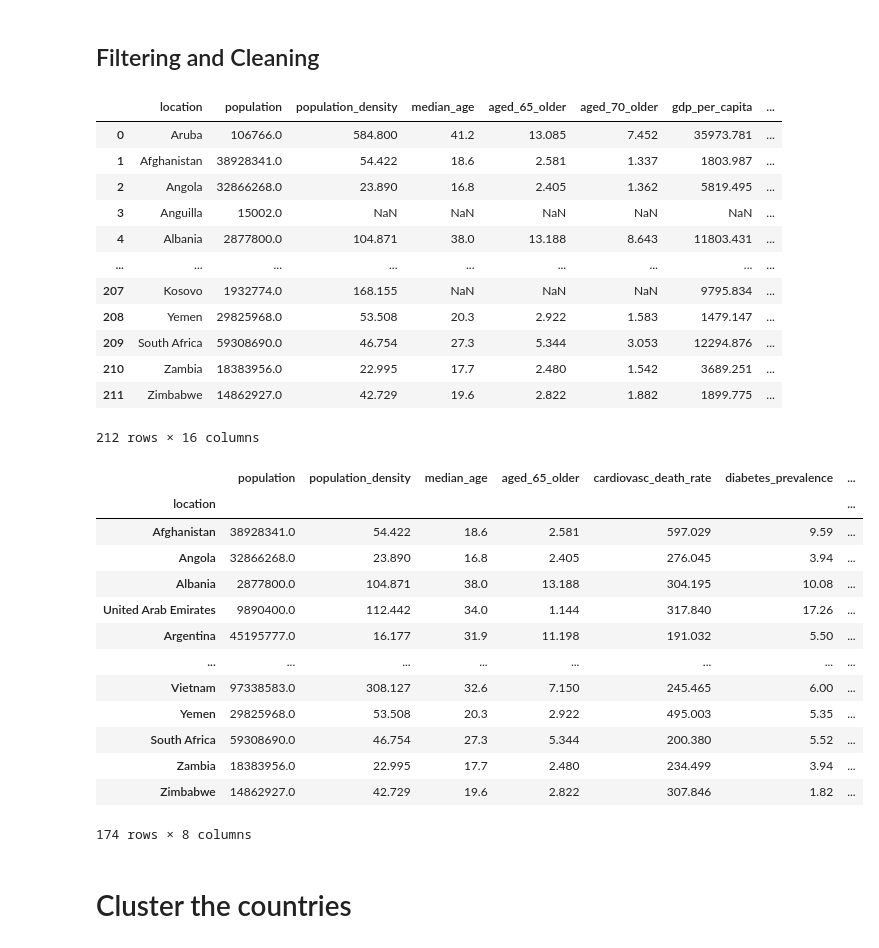
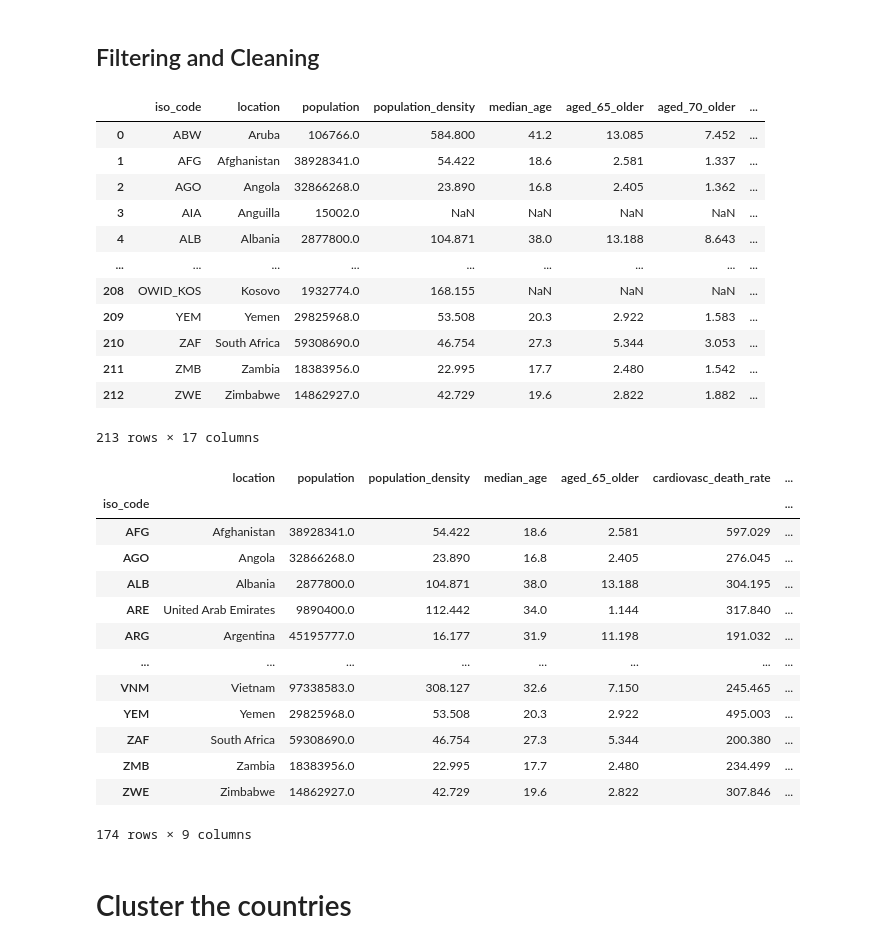
Before and after one commit to Jayanth24/COVID19CountryDiseasePredictor, a Jupyter notebook: covid_clustering.ipynb, the cells around one changed output. Drawn from its saved outputs; the diff is of its cells as text; code cells hidden in the pictures.

```diff
--- a/covid_clustering.ipynb
+++ b/covid_clustering.ipynb
@@ -29,7 +33,7 @@ dataset.head()
 ## Filtering and Cleaning
 # %%
 # Keep only relevant data
-relevant_columns = ['location', 'population', 'population_density', 'median_age', 'aged_65_older', 'aged_70_older', 'gdp_per_capita', 'extreme_poverty', 'cardiovasc_death_rate', 'diabetes_prevalence', 'female_smokers', 'male_smokers', 'handwashing_facilities', 'hospital_beds_per_thousand', 'life_expectancy', 'human_development_index']
+relevant_columns = ['iso_code', 'location', 'population', 'population_density', 'median_age', 'aged_65_older', 'aged_70_older', 'gdp_per_capita', 'extreme_poverty', 'cardiovasc_death_rate', 'diabetes_prevalence', 'female_smokers', 'male_smokers', 'handwashing_facilities', 'hospital_beds_per_thousand', 'life_expectancy', 'human_development_index']
 dataset = dataset[relevant_columns]
 
 # Neither China nor the USA has data for 'handwashing_facilities' - seems not too useful
@@ -47,43 +51,43 @@ drop_index = country_data[(country_data['location'] == 'World') | (country_data[
 country_data = country_data.drop(drop_index)
 country_data
 # %% [output]
-|  | location | population | population_density | median_age | aged_65_older | aged_70_older | gdp_per_capita | ... |
-| 0 | Aruba | 106766.0 | 584.800 | 41.2 | 13.085 | 7.452 | 35973.781 | ... |
-| 1 | Afghanistan | 38928341.0 | 54.422 | 18.6 | 2.581 | 1.337 | 1803.987 | ... |
-| 2 | Angola | 32866268.0 | 23.890 | 16.8 | 2.405 | 1.362 | 5819.495 | ... |
-| 3 | Anguilla | 15002.0 | NaN | NaN | NaN | NaN | NaN | ... |
-| 4 | Albania | 2877800.0 | 104.871 | 38.0 | 13.188 | 8.643 | 11803.431 | ... |
+|  | iso_code | location | population | population_density | median_age | aged_65_older | aged_70_older | ... |
+| 0 | ABW | Aruba | 106766.0 | 584.800 | 41.2 | 13.085 | 7.452 | ... |
+| 1 | AFG | Afghanistan | 38928341.0 | 54.422 | 18.6 | 2.581 | 1.337 | ... |
+| 2 | AGO | Angola | 32866268.0 | 23.890 | 16.8 | 2.405 | 1.362 | ... |
+| 3 | AIA | Anguilla | 15002.0 | NaN | NaN | NaN | NaN | ... |
+| 4 | ALB | Albania | 2877800.0 | 104.871 | 38.0 | 13.188 | 8.643 | ... |
 | ... | ... | ... | ... | ... | ... | ... | ... | ... |
-| 207 | Kosovo | 1932774.0 | 168.155 | NaN | NaN | NaN | 9795.834 | ... |
-| 208 | Yemen | 29825968.0 | 53.508 | 20.3 | 2.922 | 1.583 | 1479.147 | ... |
-| 209 | South Africa | 59308690.0 | 46.754 | 27.3 | 5.344 | 3.053 | 12294.876 | ... |
-| 210 | Zambia | 18383956.0 | 22.995 | 17.7 | 2.480 | 1.542 | 3689.251 | ... |
-| 211 | Zimbabwe | 14862927.0 | 42.729 | 19.6 | 2.822 | 1.882 | 1899.775 | ... |
+| 208 | OWID_KOS | Kosovo | 1932774.0 | 168.155 | NaN | NaN | NaN | ... |
+| 209 | YEM | Yemen | 29825968.0 | 53.508 | 20.3 | 2.922 | 1.583 | ... |
+| 210 | ZAF | South Africa | 59308690.0 | 46.754 | 27.3 | 5.344 | 3.053 | ... |
+| 211 | ZMB | Zambia | 18383956.0 | 22.995 | 17.7 | 2.480 | 1.542 | ... |
+| 212 | ZWE | Zimbabwe | 14862927.0 | 42.729 | 19.6 | 2.822 | 1.882 | ... |
-212 rows × 16 columns
+213 rows × 17 columns
 # %%
 # For now, we'll deal with missing values as follows:
 # 1. Drop all rows with 5 or more NaNs
 # 2. For remaining rows, drop all columns with NaN
 
 nulls_per_row = country_data.isnull().sum(axis=1)
 rows_to_drop = nulls_per_row >= 5
 
 full_country_data = country_data[~rows_to_drop]
 full_country_data = full_country_data.dropna(axis=1)
-full_country_data.set_index('location', inplace=True)
+full_country_data.set_index('iso_code', inplace=True)
 full_country_data
 # %% [output]
-|  | population | population_density | median_age | aged_65_older | cardiovasc_death_rate | diabetes_prevalence | ... |
-| location |  |  |  |  |  |  | ... |
-| Afghanistan | 38928341.0 | 54.422 | 18.6 | 2.581 | 597.029 | 9.59 | ... |
-| Angola | 32866268.0 | 23.890 | 16.8 | 2.405 | 276.045 | 3.94 | ... |
-| Albania | 2877800.0 | 104.871 | 38.0 | 13.188 | 304.195 | 10.08 | ... |
-| United Arab Emirates | 9890400.0 | 112.442 | 34.0 | 1.144 | 317.840 | 17.26 | ... |
-| Argentina | 45195777.0 | 16.177 | 31.9 | 11.198 | 191.032 | 5.50 | ... |
+|  | location | population | population_density | median_age | aged_65_older | cardiovasc_death_rate | ... |
+| iso_code |  |  |  |  |  |  | ... |
+| AFG | Afghanistan | 38928341.0 | 54.422 | 18.6 | 2.581 | 597.029 | ... |
+| AGO | Angola | 32866268.0 | 23.890 | 16.8 | 2.405 | 276.045 | ... |
+| ALB | Albania | 2877800.0 | 104.871 | 38.0 | 13.188 | 304.195 | ... |
+| ARE | United Arab Emirates | 9890400.0 | 112.442 | 34.0 | 1.144 | 317.840 | ... |
+| ARG | Argentina | 45195777.0 | 16.177 | 31.9 | 11.198 | 191.032 | ... |
 | ... | ... | ... | ... | ... | ... | ... | ... |
-| Vietnam | 97338583.0 | 308.127 | 32.6 | 7.150 | 245.465 | 6.00 | ... |
-| Yemen | 29825968.0 | 53.508 | 20.3 | 2.922 | 495.003 | 5.35 | ... |
-| South Africa | 59308690.0 | 46.754 | 27.3 | 5.344 | 200.380 | 5.52 | ... |
-| Zambia | 18383956.0 | 22.995 | 17.7 | 2.480 | 234.499 | 3.94 | ... |
-| Zimbabwe | 14862927.0 | 42.729 | 19.6 | 2.822 | 307.846 | 1.82 | ... |
+| VNM | Vietnam | 97338583.0 | 308.127 | 32.6 | 7.150 | 245.465 | ... |
+| YEM | Yemen | 29825968.0 | 53.508 | 20.3 | 2.922 | 495.003 | ... |
+| ZAF | South Africa | 59308690.0 | 46.754 | 27.3 | 5.344 | 200.380 | ... |
+| ZMB | Zambia | 18383956.0 | 22.995 | 17.7 | 2.480 | 234.499 | ... |
+| ZWE | Zimbabwe | 14862927.0 | 42.729 | 19.6 | 2.822 | 307.846 | ... |
-174 rows × 8 columns
+174 rows × 9 columns
```
Also changed, not shown: parts of 14 cells of this notebook, 7 other files.
